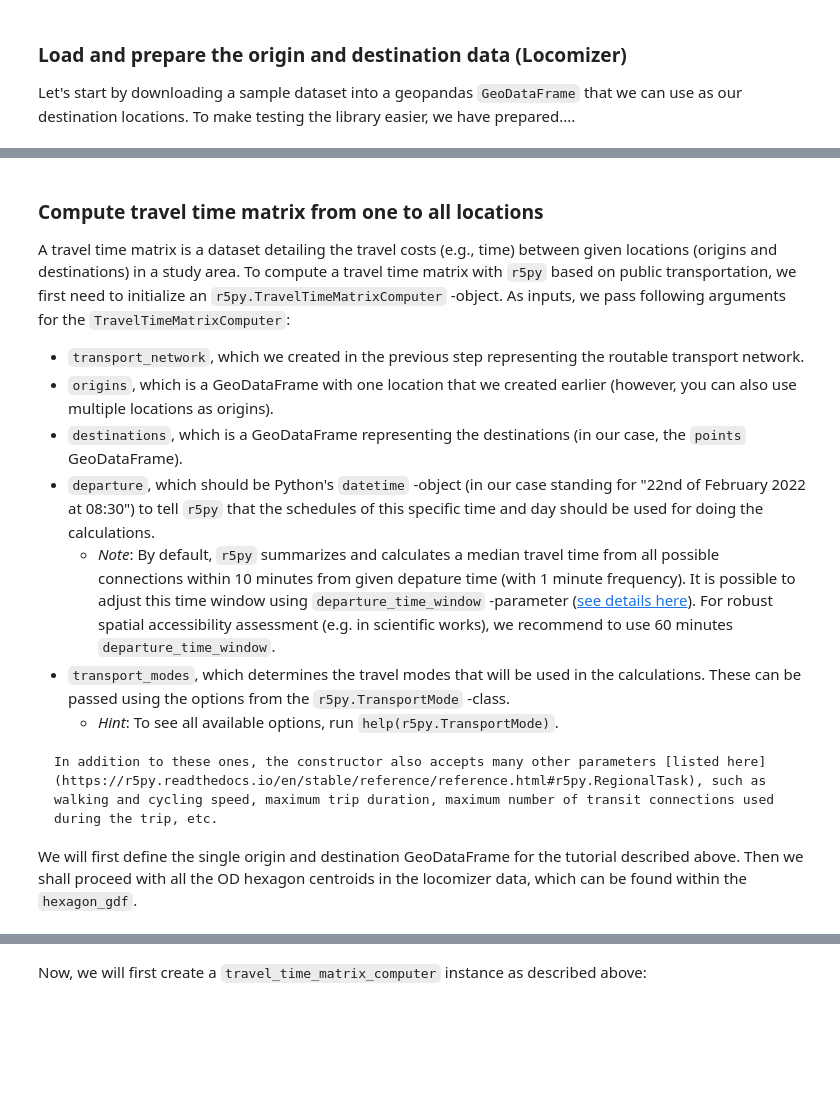
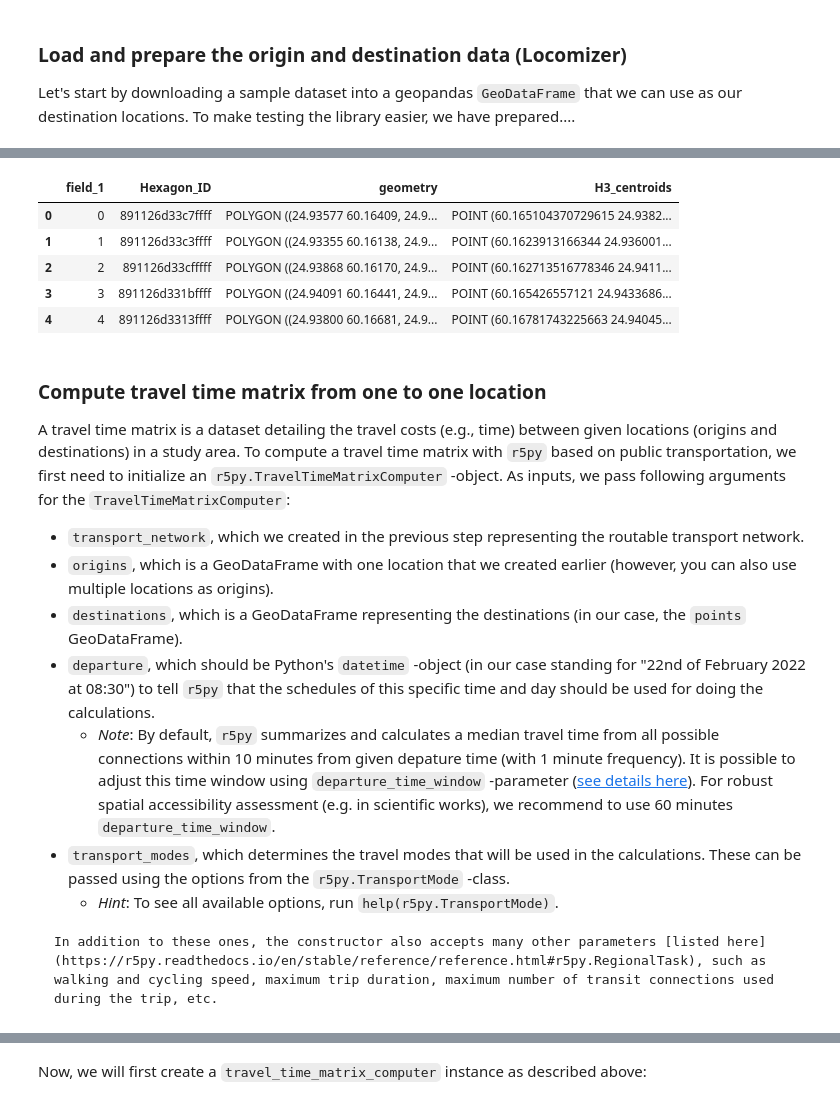
Before and after one commit to AaltoGIS/Mobile-Tartu-2024, a Jupyter notebook: source/notebooks/T2_calculating-travel-time-matrices_and_GHG_factors.ipynb, the cells around one changed output, grey strips where cells are left out. Saved outputs shown, nothing was run; the diff lists cells and outputs as text; code cells hidden in the pictures; blank space fills up the shorter version.

Commit message:
Major changesi in Tutorials

````diff
--- a/source/notebooks/T2_calculating-travel-time-matrices_and_GHG_factors.ipynb
+++ b/source/notebooks/T2_calculating-travel-time-matrices_and_GHG_factors.ipynb
@@ -160,5 +177,14 @@ m
+# %%
+hexagon_gdf.head()
+# %% [output]
+|  | field_1 | Hexagon_ID | geometry | H3_centroids |
+| 0 | 0 | 891126d33c7ffff | POLYGON ((24.93577 60.16409, 24.9... | POINT (60.165104370729615 24.9382... |
+| 1 | 1 | 891126d33c3ffff | POLYGON ((24.93355 60.16138, 24.9... | POINT (60.1623913166344 24.936001... |
+| 2 | 2 | 891126d33cfffff | POLYGON ((24.93868 60.16170, 24.9... | POINT (60.162713516778346 24.9411... |
+| 3 | 3 | 891126d331bffff | POLYGON ((24.94091 60.16441, 24.9... | POINT (60.165426557121 24.9433686... |
+| 4 | 4 | 891126d3313ffff | POLYGON ((24.93800 60.16681, 24.9... | POINT (60.16781743225663 24.94045... |
 # %% [markdown]
-### Compute travel time matrix from one to all locations
+### Compute travel time matrix from one to one location
 
 A travel time matrix is a dataset detailing the travel costs (e.g., time) between given locations (origins and destinations) in a study area. To compute a travel time matrix with `r5py` based on public transportation, we first need to initialize an `r5py.TravelTimeMatrixComputer` -object. As inputs, we pass following arguments for the `TravelTimeMatrixComputer`:
 - `transport_network`, which we created in the previous step representing the routable transport network.
@@ -172,4 +198,3 @@ A travel time matrix is a dataset detailing the travel costs (e.g., time) betwee
 ```{note}
 In addition to these ones, the constructor also accepts many other parameters [listed here](https://r5py.readthedocs.io/en/stable/reference/reference.html#r5py.RegionalTask), such as walking and cycling speed, maximum trip duration, maximum number of transit connections used during the trip, etc.
 ```
-We will first define the single origin and destination GeoDataFrame for the tutorial described above. Then we shall proceed with all the OD hexagon centroids in the locomizer data, which can be found within the `hexagon_gdf`.
````
Also changed, not shown: parts of 12 cells of this notebook, 4 other files.
